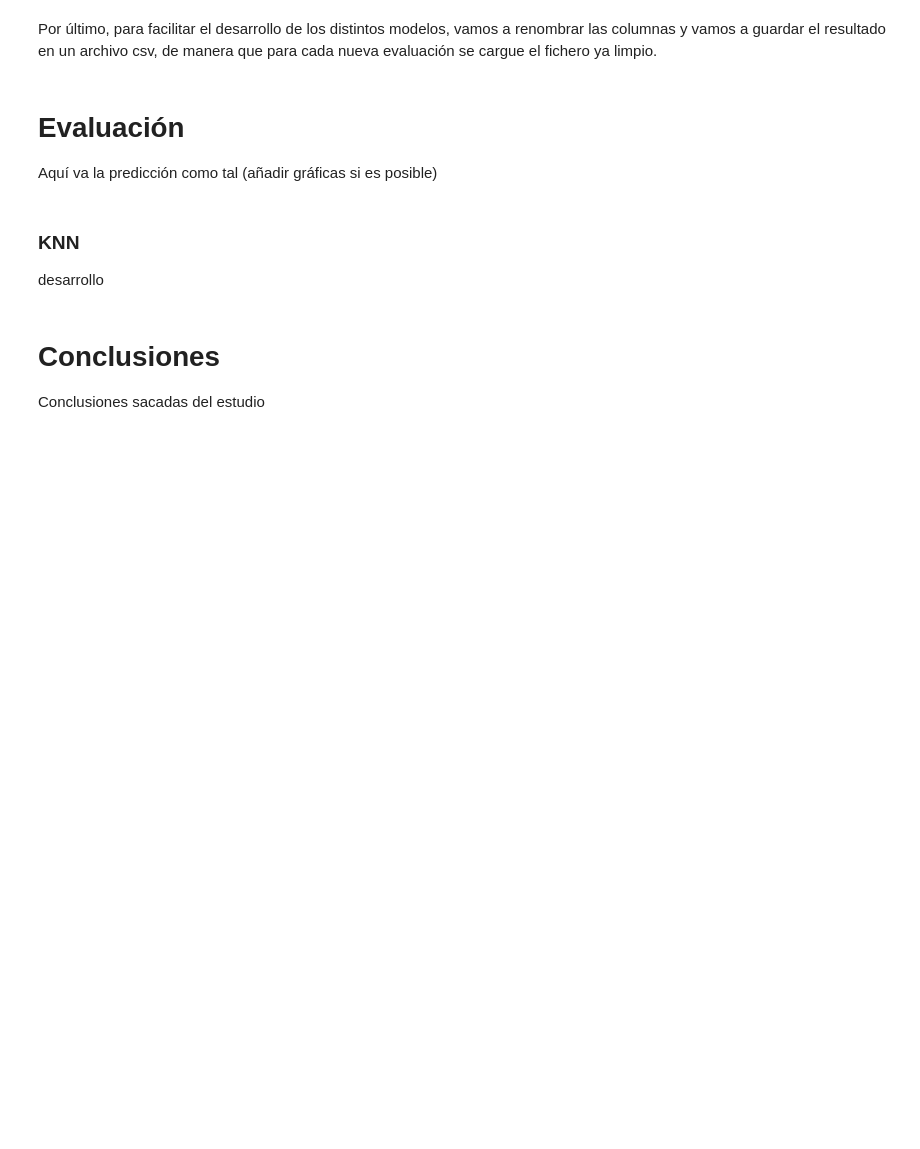
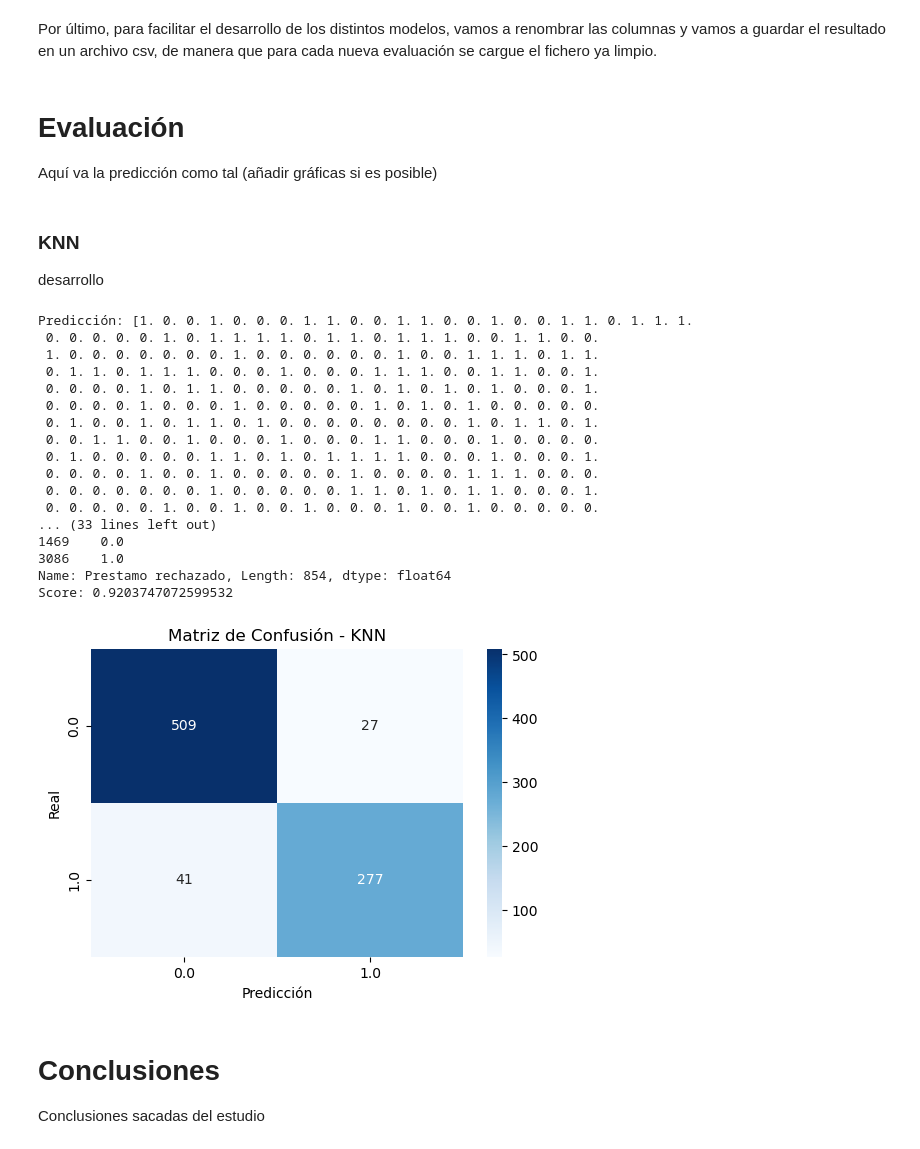
Before and after one commit to pagarc24/loan-approval-prediction, a Jupyter notebook: Notebook-PrediccionAprobadoPrestamo-Practica4.ipynb, the cells around one changed output. Saved outputs shown, nothing was run; the diff lists cells and outputs as text; code cells hidden in the pictures; blank space fills up the shorter version.

```diff
--- a/Notebook-PrediccionAprobadoPrestamo-Practica4.ipynb
+++ b/Notebook-PrediccionAprobadoPrestamo-Practica4.ipynb
@@ -146,30 +209,60 @@ desarrollo
 # %%
 import pandas as pd
 from sklearn.neighbors import KNeighborsClassifier as knc
 from sklearn.model_selection import train_test_split as tts
 from sklearn.preprocessing import StandardScaler
+from sklearn.metrics import confusion_matrix
+import seaborn as sns
+import matplotlib.pyplot as plt
 
 data = pd.read_csv('dataset_clean.csv')
 
 x = data.drop(columns=['Prestamo rechazado'])
 y = data['Prestamo rechazado']
 
 x_train, x_test, y_train, y_test = tts(x, y, test_size=0.2)
 
 scaler = StandardScaler()
 x_train = scaler.fit_transform(x_train)
 x_test = scaler.transform(x_test)
 
-#Se han hecho múltiples pruebas de k sin fijar random_state y el mejor score suele estar sobre 70
+#Se han hecho múltiples pruebas de k y el mejor score suele estar sobre 70
 model = knc(n_neighbors=70, weights='distance')
 
 model.fit(x_train, y_train)
 prediction = model.predict(x_test)
 print(f"Predicción: {prediction}")
 print(f"Test: {y_test}")
 
 score = model.score(x_test, y_test)
 print(f"Score: {score}")
+
+cm = confusion_matrix(y_test, prediction)
+plt.figure(figsize=(6, 4))
+sns.heatmap(cm, annot=True, fmt='d', cmap='Blues', xticklabels=model.classes_, yticklabels=model.classes_)
+plt.xlabel('Predicción')
+plt.ylabel('Real')
+plt.title('Matriz de Confusión - KNN')
+plt.show()
+# %% [output]
+Predicción: [1. 0. 0. 1. 0. 0. 0. 1. 1. 0. 0. 1. 1. 0. 0. 1. 0. 0. 1. 1. 0. 1. 1. 1.
+ 0. 0. 0. 0. 0. 1. 0. 1. 1. 1. 1. 0. 1. 1. 0. 1. 1. 1. 0. 0. 1. 1. 0. 0.
+ 1. 0. 0. 0. 0. 0. 0. 0. 1. 0. 0. 0. 0. 0. 0. 1. 0. 0. 1. 1. 1. 0. 1. 1.
+ 0. 1. 1. 0. 1. 1. 1. 0. 0. 0. 1. 0. 0. 0. 1. 1. 1. 0. 0. 1. 1. 0. 0. 1.
+ 0. 0. 0. 0. 1. 0. 1. 1. 0. 0. 0. 0. 0. 1. 0. 1. 0. 1. 0. 1. 0. 0. 0. 1.
+ 0. 0. 0. 0. 1. 0. 0. 0. 1. 0. 0. 0. 0. 0. 1. 0. 1. 0. 1. 0. 0. 0. 0. 0.
+ 0. 1. 0. 0. 1. 0. 1. 1. 0. 1. 0. 0. 0. 0. 0. 0. 0. 0. 1. 0. 1. 1. 0. 1.
+ 0. 0. 1. 1. 0. 0. 1. 0. 0. 0. 1. 0. 0. 0. 1. 1. 0. 0. 0. 1. 0. 0. 0. 0.
+ 0. 1. 0. 0. 0. 0. 0. 1. 1. 0. 1. 0. 1. 1. 1. 1. 0. 0. 0. 1. 0. 0. 0. 1.
+ 0. 0. 0. 0. 1. 0. 0. 1. 0. 0. 0. 0. 0. 1. 0. 0. 0. 0. 1. 1. 1. 0. 0. 0.
+ 0. 0. 0. 0. 0. 0. 0. 1. 0. 0. 0. 0. 0. 1. 1. 0. 1. 0. 1. 1. 0. 0. 0. 1.
+ 0. 0. 0. 0. 0. 1. 0. 0. 1. 0. 0. 1. 0. 0. 0. 1. 0. 0. 1. 0. 0. 0. 0. 0.
+... (33 lines left out)
+1469    0.0
+3086    1.0
+Name: Prestamo rechazado, Length: 854, dtype: float64
+Score: 0.9203747072599532
+[figure, added]
 # %% [markdown]
 # Conclusiones
 Conclusiones sacadas del estudio
```
Also changed, not shown: parts of 4 cells of this notebook.
